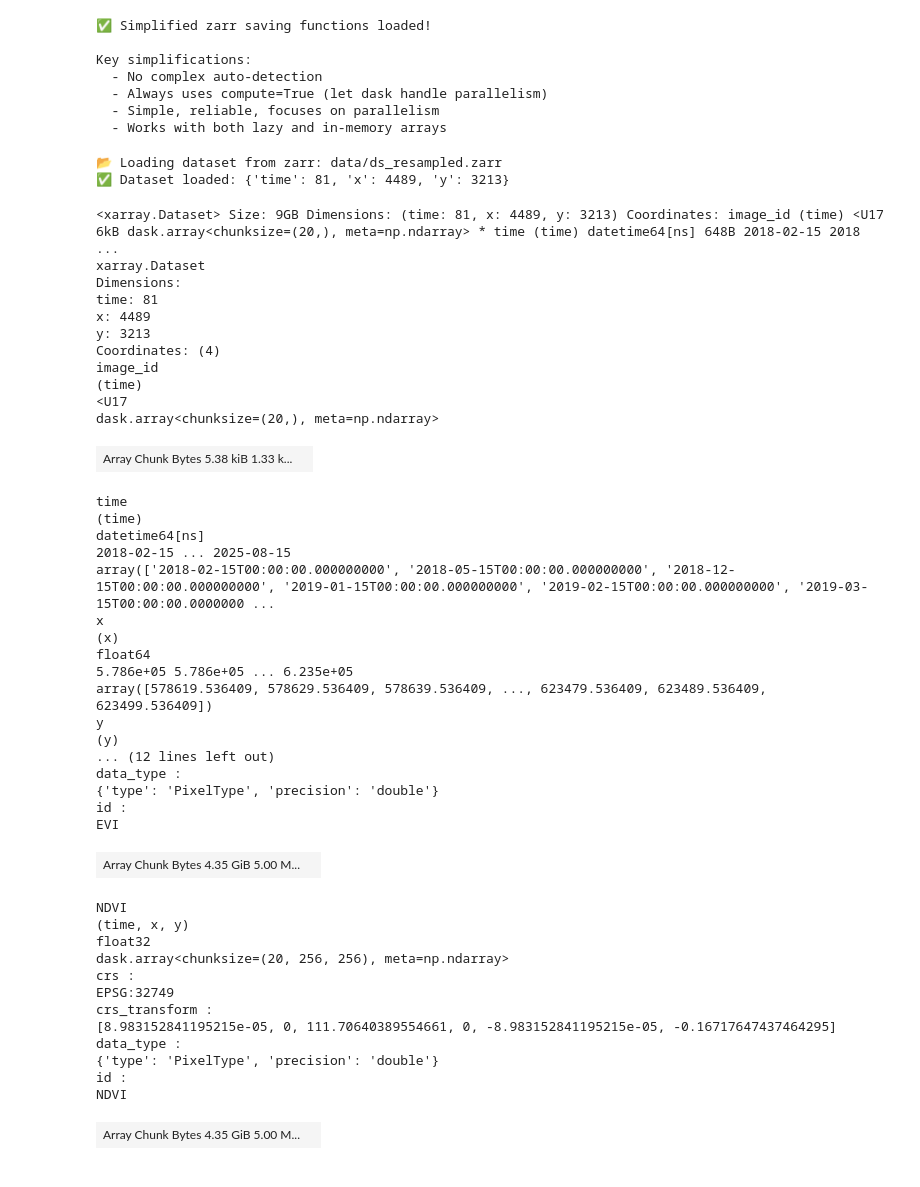
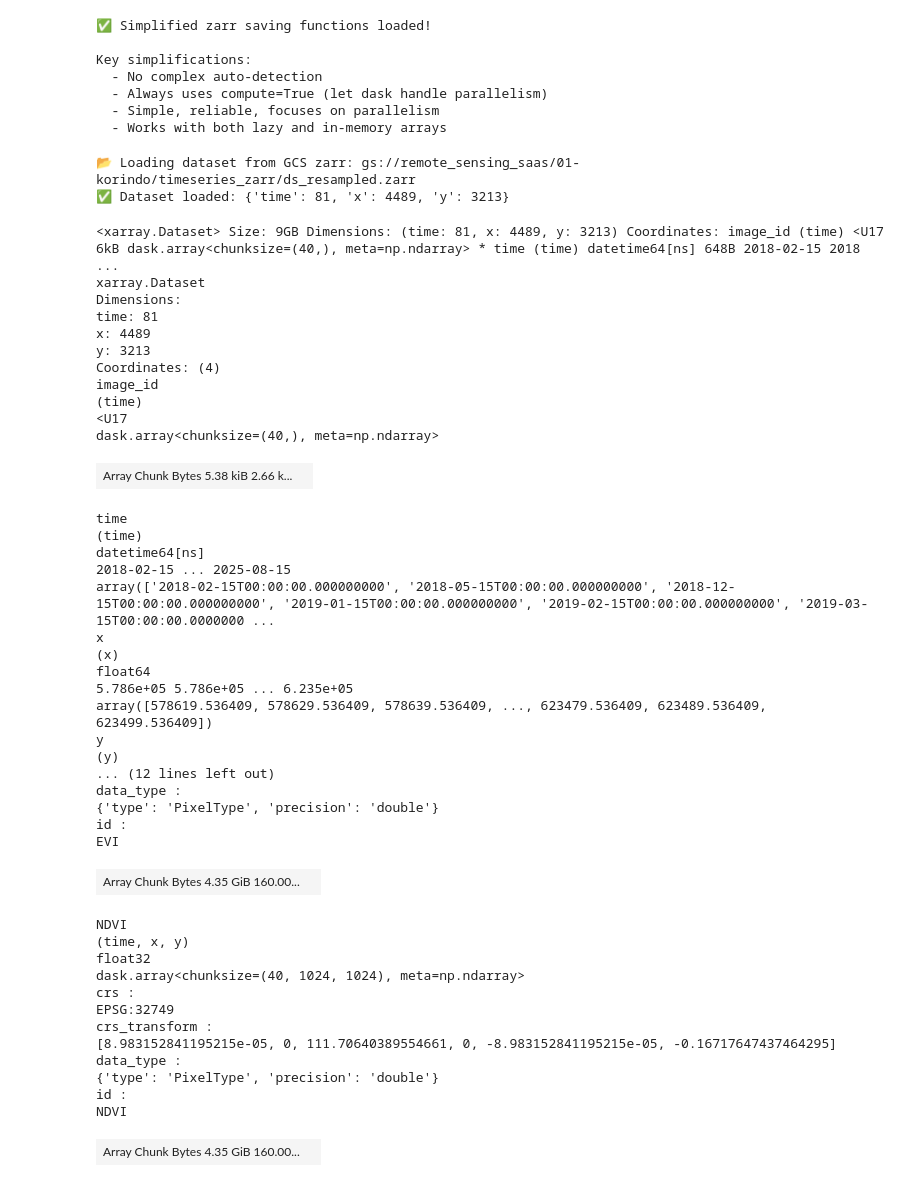
Before and after one commit to miqbalf/gis-carbon-ai, a Jupyter notebook: jupyter/notebooks/02c_forestry_arr_ML_tsfresh.ipynb, the cells around one changed output. Saved outputs shown, nothing was run; the diff lists cells and outputs as text; code cells hidden in the pictures.

```diff
--- a/jupyter/notebooks/02c_forestry_arr_ML_tsfresh.ipynb
+++ b/jupyter/notebooks/02c_forestry_arr_ML_tsfresh.ipynb
@@ -36,6 +36,8 @@ import gcsfs
 
 # Re-use a global filesystem client when possible
 gcs = gcsfs.GCSFileSystem(project=os.getenv("GOOGLE_CLOUD_PROJECT"), token='/usr/src/app/user_id.json')
+# Initialize GCS filesystem
+fs = gcs # same same
 
 def save_dataset_efficient_zarr(
     ds,
@@ -167,6 +169,7 @@ def save_dataset_efficient_zarr(
                 encoding=encoding,
                 consolidated=consolidated,
                 compute=True,
+                zarr_version=2,  # ADD THIS LINE
             )
     except ImportError:
         ds_chunked.to_zarr(
@@ -175,6 +178,7 @@ def save_dataset_efficient_zarr(
             encoding=encoding,
             consolidated=consolidated,
             compute=True,
+            zarr_version=2,  # ADD THIS LINE
         )
 
     elapsed = time.time() - start_time
@@ -256,27 +260,28 @@ Key simplifications:
   - Simple, reliable, focuses on parallelism
   - Works with both lazy and in-memory arrays
 # %%
-# zarr_path = os.getenv('GCS_ZARR_DIR') + '/ds_resampled.zarr'
-zarr_path = 'data/ds_resampled.zarr'
-storage = 'local'
+zarr_path = os.getenv('GCS_ZARR_DIR') + '/ds_resampled.zarr'
+# zarr_path = 'data/ds_resampled.zarr'
+# storage = 'local'
+storage = 'gcs'
 
 ds_resampled = load_dataset_zarr(zarr_path, storage=storage)
 ds_resampled
 # %% [output]
-📂 Loading dataset from zarr: data/ds_resampled.zarr
+📂 Loading dataset from GCS zarr: gs://remote_sensing_saas/01-korindo/timeseries_zarr/ds_resampled.zarr
 ✅ Dataset loaded: {'time': 81, 'x': 4489, 'y': 3213}
-<xarray.Dataset> Size: 9GB Dimensions: (time: 81, x: 4489, y: 3213) Coordinates: image_id (time) <U17 6kB dask.array<chunksize=(20,), meta=np.ndarray> * time (time) datetime64[ns] 648B 2018-02-15 2018 ...
+<xarray.Dataset> Size: 9GB Dimensions: (time: 81, x: 4489, y: 3213) Coordinates: image_id (time) <U17 6kB dask.array<chunksize=(40,), meta=np.ndarray> * time (time) datetime64[ns] 648B 2018-02-15 2018 ...
 xarray.Dataset
 Dimensions:
 time: 81
 x: 4489
 y: 3213
 Coordinates: (4)
 image_id
 (time)
 <U17
-dask.array<chunksize=(20,), meta=np.ndarray>
+dask.array<chunksize=(40,), meta=np.ndarray>
-| Array Chunk Bytes 5.38 kiB 1.33 k... |  |
+| Array Chunk Bytes 5.38 kiB 2.66 k... |  |
 time
 (time)
 datetime64[ns]
@@ -294,11 +299,11 @@ data_type :
 {'type': 'PixelType', 'precision': 'double'}
 id :
 EVI
-| Array Chunk Bytes 4.35 GiB 5.00 M... |  |
+| Array Chunk Bytes 4.35 GiB 160.00... |  |
 NDVI
 (time, x, y)
 float32
-dask.array<chunksize=(20, 256, 256), meta=np.ndarray>
+dask.array<chunksize=(40, 1024, 1024), meta=np.ndarray>
 crs :
 EPSG:32749
 crs_transform :
@@ -307,7 +312,7 @@ data_type :
 {'type': 'PixelType', 'precision': 'double'}
 id :
 NDVI
-| Array Chunk Bytes 4.35 GiB 5.00 M... |  |
+| Array Chunk Bytes 4.35 GiB 160.00... |  |
 Indexes: (3)
 time
 PandasIndex
```
Also changed, not shown: parts of 48 cells of this notebook, 4 other files.
